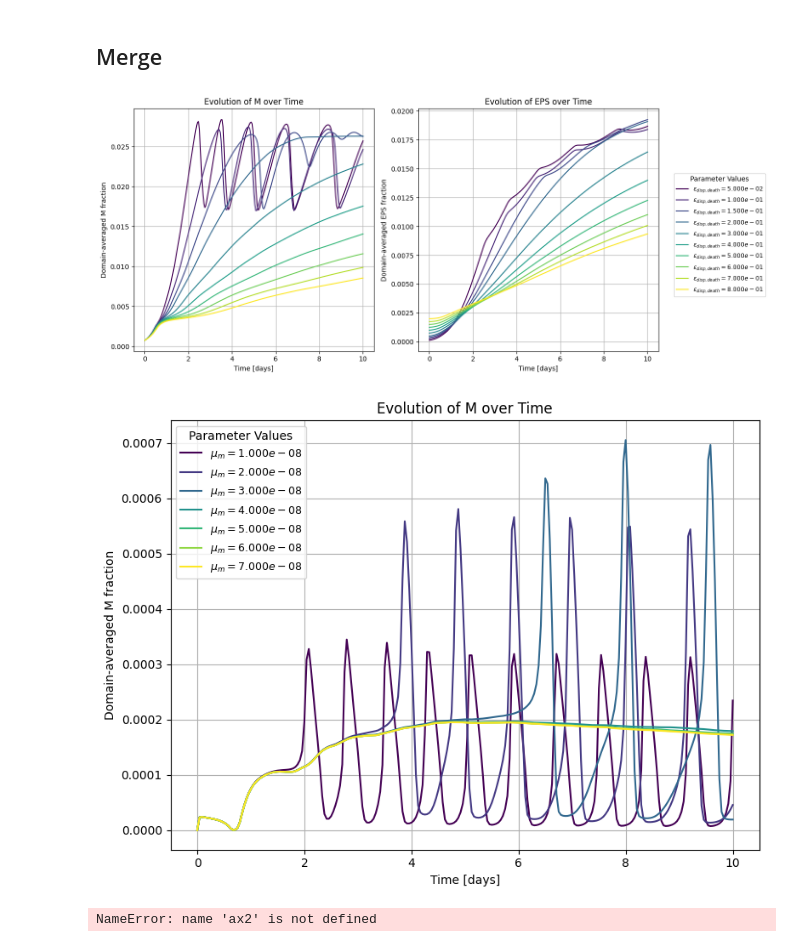
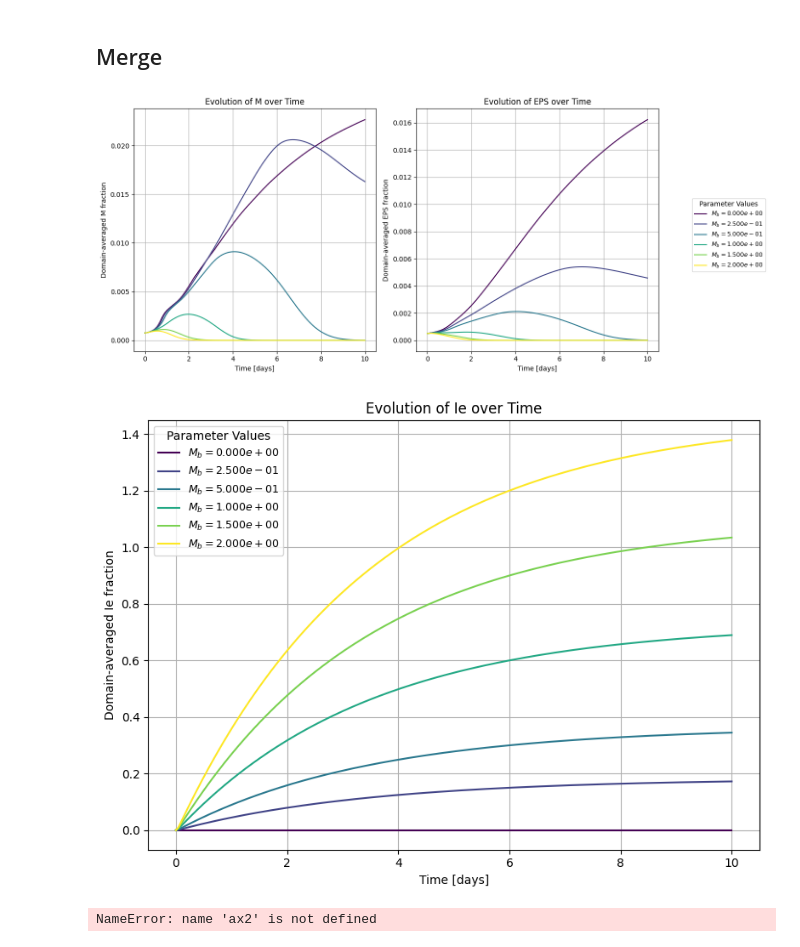
Before and after one commit to duke-igem-2025/biofilmFoam, a Jupyter notebook: dev/biofilmFoam/Data Analysis.ipynb, the cells around one changed output. Saved outputs shown, nothing was run; the diff lists cells and outputs as text; code cells hidden in the pictures.

```diff
--- a/dev/biofilmFoam/Data Analysis.ipynb
+++ b/dev/biofilmFoam/Data Analysis.ipynb
@@ -7,7 +7,7 @@ import matplotlib.pyplot as plt
 import pandas as pd
 import os
 
-base_dir = 'scan_results_2.2/'  # current directory
+base_dir = 'scan_results_2.3/'  # current directory
 all_runs = []
 
 for folder_name in os.listdir(base_dir):
@@ -19,16 +19,19 @@ for folder_name in os.listdir(base_dir):
         eps_file = os.path.join(folder_path, 'EPS_fraction.dat')
         auto_file = os.path.join(folder_path, 'autoinducer.dat')
         n_file = os.path.join(folder_path, 'Ntot_fraction.dat')
+        i_file = os.path.join(folder_path, 'enzyme.dat')
         if os.path.exists(m_file) and os.path.exists(eps_file):
             m_df = pd.read_csv(m_file, sep=r'\s+', header=None, names=['time', 'M'])
             eps_df = pd.read_csv(eps_file, sep=r'\s+', header=None, names=['time', 'EPS'])
             a_df = pd.read_csv(auto_file, sep=r'\s+', header=None, names=['time', 'A'])
             n_df = pd.read_csv(n_file, sep=r'\s+', header=None, names=['time', 'N'])
+            i_df = pd.read_csv(i_file, sep=r'\s+', header=None, names=['time', 'I'])
 
             df = m_df.merge(eps_df, on='time')
             df = df.merge(a_df, on='time')
             df = df.merge(n_df, on='time')
-            df = df.rename(columns={'M': f'M_{folder_name}', 'EPS': f'EPS_{folder_name}', 'A': f'A_{folder_name}', 'N': f'N_{folder_name}'})
+            df = df.merge(i_df, on='time')
+            df = df.rename(columns={'M': f'M_{folder_name}', 'EPS': f'EPS_{folder_name}', 'A': f'A_{folder_name}', 'N': f'N_{folder_name}', 'I': f'I_{folder_name}'})
             all_runs.append(df.set_index('time'))
 
 combined_df = pd.concat(all_runs, axis=1)
@@ -72,11 +75,11 @@ def extract_number(col):
 def tau_label(col):
     """Convert column name like M_tau_0.01 → 'τ=0.01'"""
     num = extract_number(col)
-    return rf"$\epsilon_{{disp,death}}={num:.{3}e}$"  # nice LaTeX-style label
+    return rf"$M_{{b}}={num:.{3}e}$"  # nice LaTeX-style label
 
-m_columns = [col for col in df.columns if re.match(r"^M_E_crit_[-+]?\d*\.?\d+(?:[eE][-+]?\d+)?$", col)]
+m_columns = [col for col in df.columns if re.match(r"^M_M_b_[-+]?\d*\.?\d+(?:[eE][-+]?\d+)?$", col)]
 
-eps_columns = [col for col in df.columns if re.match(r"^EPS_E_crit_[-+]?\d*\.?\d+(?:[eE][-+]?\d+)?$", col)]
+eps_columns = [col for col in df.columns if re.match(r"^EPS_M_b_[-+]?\d*\.?\d+(?:[eE][-+]?\d+)?$", col)]
 
 # # exclude_vals = {0.05, 0.15}
 
@@ -126,7 +129,7 @@ plt.tight_layout(rect=[0, 0, 0.85, 1])  # leave space for legend
 
 plt.show()
 # %% [output]
-[figure, old version]
+[figure, new version]
 # %%
 import re
 import numpy as np
@@ -139,38 +142,38 @@ def extract_number(col):
         return float(match.group())
     return float("inf")
 
 def tau_label(col):
     """Convert column name like M_tau_0.01 → 'τ=0.01'"""
     num = extract_number(col)
-    return rf"$\mu_{{m}}={num:.{3}e}$"
+    return rf"$M_b={num:.{3}e}$"
 
 # Get only M columns
-m_columns = [col for col in df.columns if re.match(r"^N_tau_[-+]?\d*\.?\d+(?:[eE][-+]?\d+)?$", col)]
+m_columns = [col for col in df.columns if re.match(r"^I_M_b_[-+]?\d*\.?\d+(?:[eE][-+]?\d+)?$", col)]
 m_columns.sort(key=extract_number)
 
 # Colors
 taus = [extract_number(c) for c in m_columns]
 colors = plt.cm.viridis(np.linspace(0, 1, len(taus)))
 
 # --- Single plot ---
 fig, ax = plt.subplots(figsize=(8,6))
 
 for col, color in zip(m_columns, colors):
     ax.plot(df["time"]/86400, df[col], label=tau_label(col), color=color)
 
 ax.set_xlabel("Time [days]")
-ax.set_ylabel("Domain-averaged M fraction")
-ax.set_title("Evolution of M over Time")
+ax.set_ylabel("Domain-averaged Ie fraction")
+ax.set_title("Evolution of Ie over Time")
 ax.grid(True)
 
 # Legend
 ax.legend(fontsize=9, title="Parameter Values")
 
 plt.tight_layout()
 # plt.savefig("M_only.png", dpi=300, bbox_inches="tight")
 plt.show()
 # %% [output]
-[figure, old version]
+[figure, new version]
 # %%
 import matplotlib.pyplot as plt
 
```
Also changed, not shown: parts of 1 cell of this notebook.
